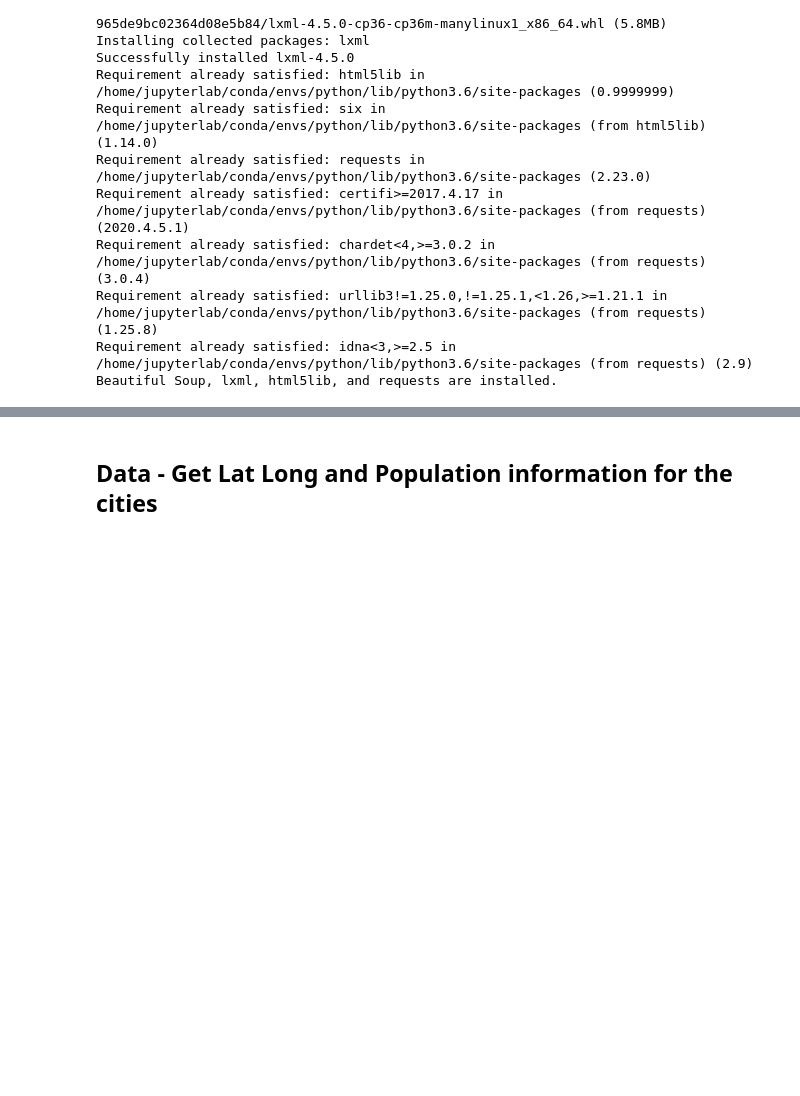
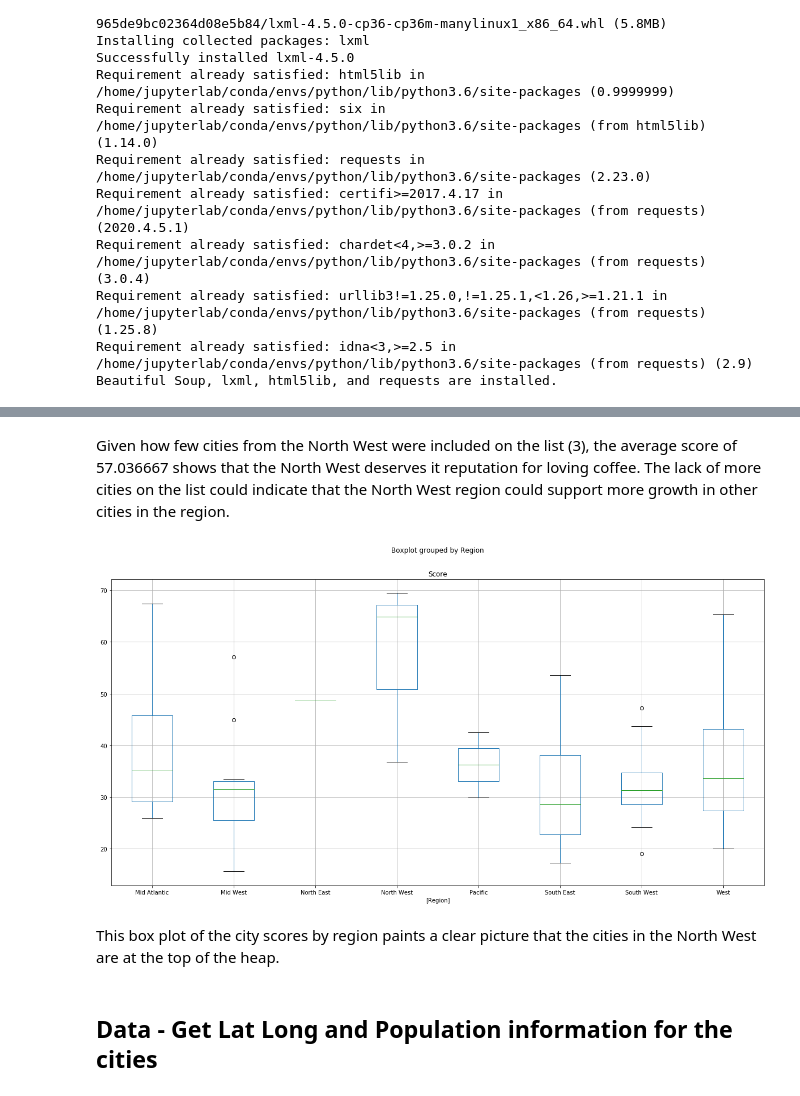
Before and after one commit to tylerw8/Coursera_Data_Science_Certificate_Capstone, a Jupyter notebook: TW_DS_Capstone_Final.ipynb, the cells around one changed output, grey strips where cells are left out. Cells and saved outputs as stored; diff of their text form; code cells hidden in the pictures; blank space fills up the shorter version.

```diff
--- a/TW_DS_Capstone_Final.ipynb
+++ b/TW_DS_Capstone_Final.ipynb
@@ -82,0 +94,4 @@ Beautiful Soup, lxml, html5lib, and requests are installed.
+# %%
+#Data is from Wallethub http://wallethub.com/edu/best-cities-for-coffee-lovers/23739/, CSV import pattern is from https://datatofish.com/import-csv-file-python-using-pandas/
+coffee_rank_df = pd.read_csv (r'Coffee_Cities_Ranking.csv')   #read the csv file (put 'r' before the path string to address any special characters in the path, such as '\'). Don't forget to put the file name at the end of the path + ".csv"
+print (coffee_rank_df)
@@ -83,3 +161,15 @@ Beautiful Soup, lxml, html5lib, and requests are installed.
+# %% [markdown]
+Given how few cities from the North West were included on the list (3), the average score of 57.036667 shows that the North West deserves it reputation for loving coffee.  The lack of more cities on the list could indicate that the North West region could support more growth in other cities in the region.
+# %%
+#box plot of the average city score by region.
+#Boxplot pattern found here: https://www.pythonprogramming.in/boxplot-group-by-column-data.html
+#Figsize example found at https://www.drawingfromdata.com/setting-figure-size-using-seaborn-and-matplotlib
+coffee_rank_df.boxplot(column=['Score'], by=['Region'], figsize=(20,10))
+plt.show()
+# %% [output]
+[figure, added]
+# %% [markdown]
+This box plot of the city scores by region paints a clear picture that the cities in the North West are at the top of the heap.
 # %% [markdown]
 ## Data - Get Lat Long and Population information for the cities
 # %% [markdown]
```
Also changed, not shown: parts of 26 cells of this notebook, 4 other files.
